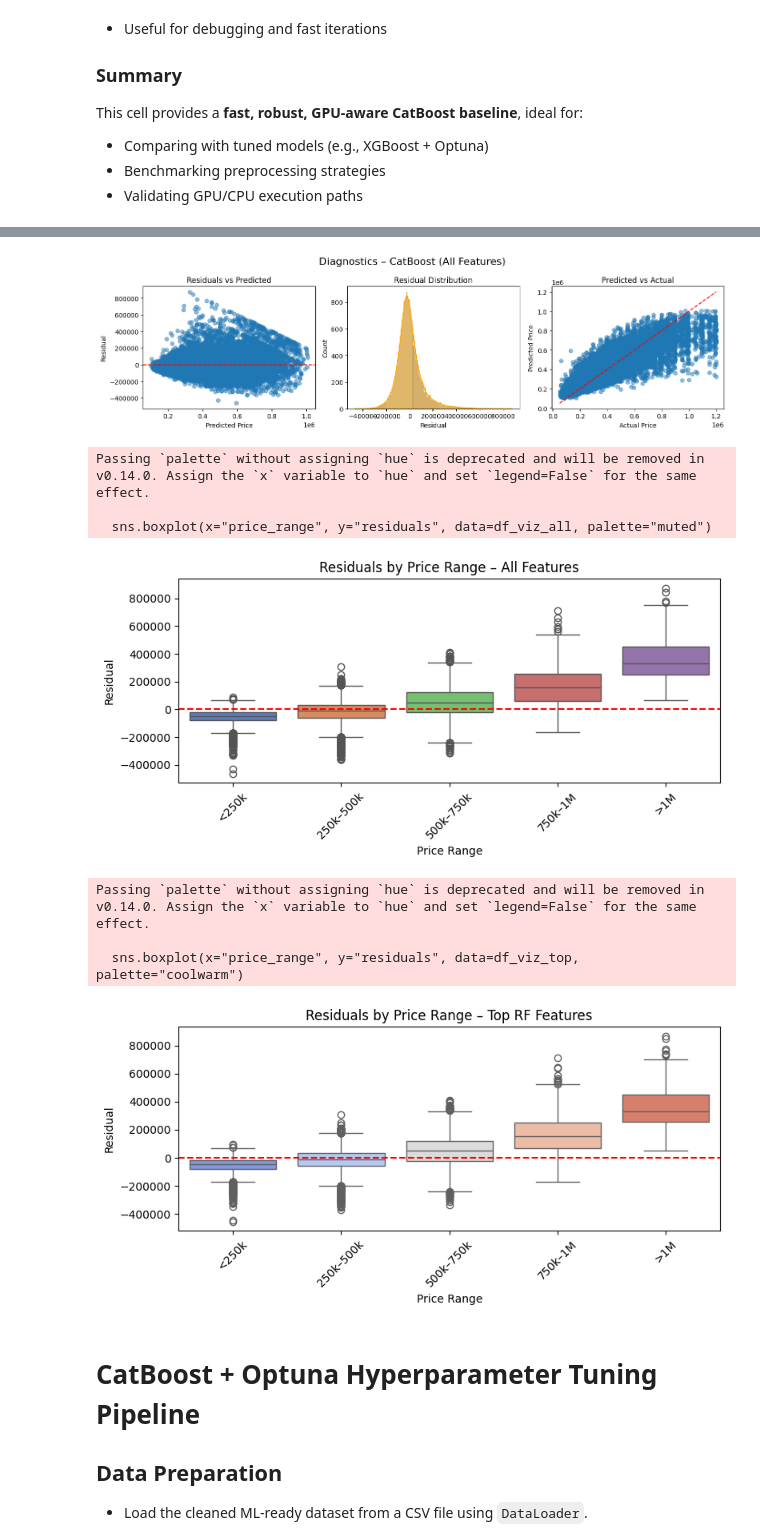
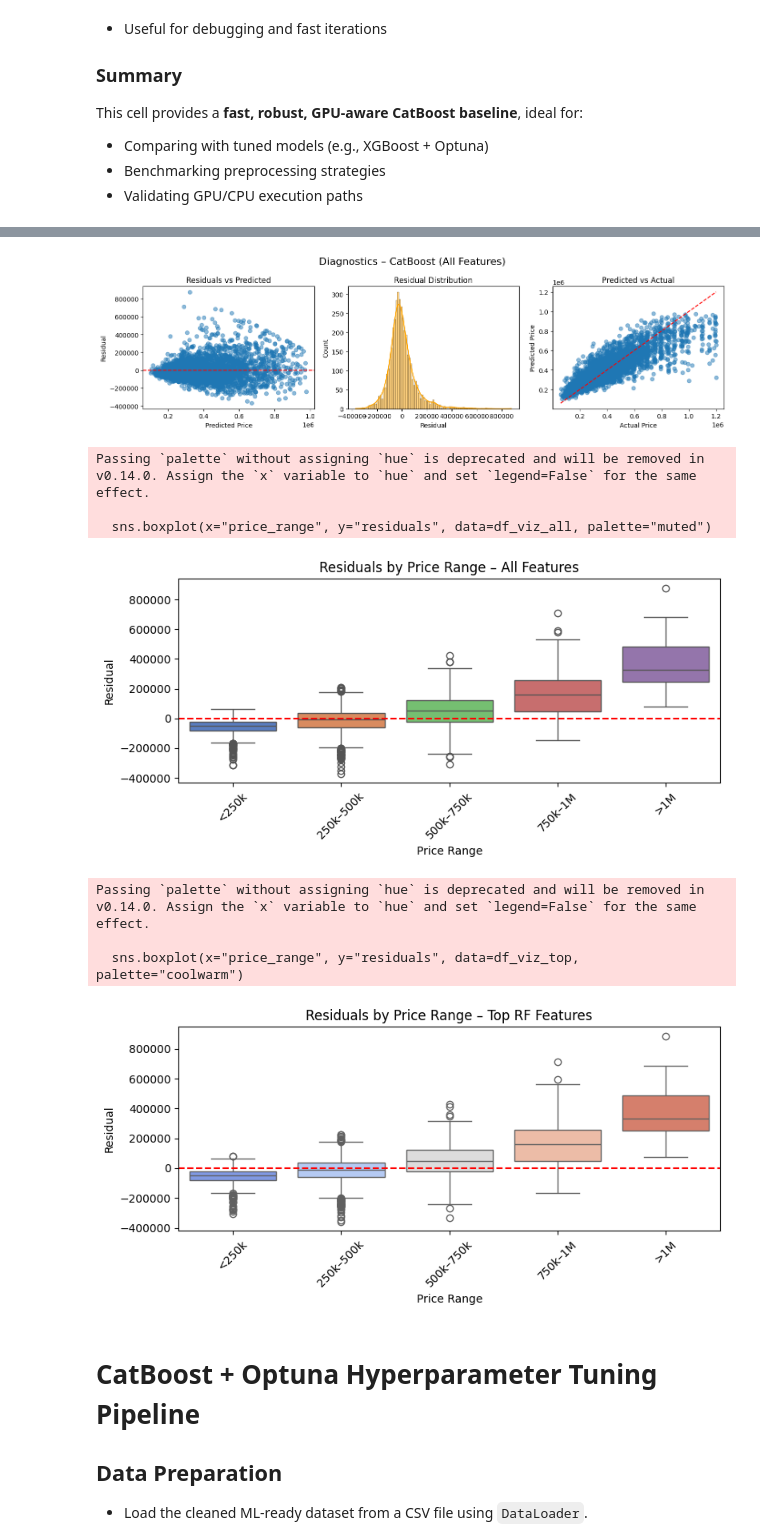
Before and after one commit to meganmarchale/real-estate-price-predictor, a Jupyter notebook: notebooks/pipeline/060_tune_catboost.ipynb, the cells around one changed output, grey strips where cells are left out. Cells and saved outputs as stored; diff of their text form; code cells hidden in the pictures.

```diff
--- a/notebooks/pipeline/060_tune_catboost.ipynb
+++ b/notebooks/pipeline/060_tune_catboost.ipynb
@@ -113,6 +113,15 @@ rf_model.fit(X_reduced, y)
 top_features = pd.Series(rf_model.feature_importances_, index=X_reduced.columns).nlargest(30).index.tolist()
 X_top = X_reduced[top_features]
 
+# === AJOUT : split train/test pour avoir X_train_all et X_train_top ===
+X_train_all, X_test_all, y_train_all, y_test_all = train_test_split(
+    X_reduced, y, test_size=0.2, random_state=42
+)
+X_train_top, X_test_top, y_train_top, y_test_top = train_test_split(
+    X_top, y, test_size=0.2, random_state=42
+)
+# ===============================================================
+
 # Step 4: Define baseline CatBoost parameters
 default_params = {
     "iterations": 500 if not TEST_MODE else 50,
@@ -136,19 +145,19 @@ def train_with_fallback(X_train, y_train, model_name):
     return model
 
 # Train and predict using all features
-model_all = train_with_fallback(X_reduced, y, "CatBoost (All Features)")
-y_pred_all = model_all.predict(X_reduced)
+model_all = train_with_fallback(X_train_all, y_train_all, "CatBoost (All Features)")
+y_pred_all = model_all.predict(X_test_all)
 
 # Train and predict using top features
-model_top = train_with_fallback(X_top, y, "CatBoost (Top RF Features)")
-y_pred_top = model_top.predict(X_top)
+model_top = train_with_fallback(X_train_top, y_train_top, "CatBoost (Top RF Features)")
+y_pred_top = model_top.predict(X_test_top)
 
 # Step 6: Evaluate
 evaluator_all = ModelEvaluator("CatBoost (All Features)")
-mae_all, rmse_all, r2_all = evaluator_all.evaluate(y, y_pred_all)
+mae_all, rmse_all, r2_all = evaluator_all.evaluate(y_test_all, y_pred_all)
 
 evaluator_top = ModelEvaluator("CatBoost (Top RF Features)")
-mae_top, rmse_top, r2_top = evaluator_top.evaluate(y, y_pred_top)
+mae_top, rmse_top, r2_top = evaluator_top.evaluate(y_test_top, y_pred_top)
 
 # Step 7: Log using TrainTestMetricsLogger
 logger = TrainTestMetricsLogger()
@@ -162,7 +171,8 @@ logger.log(
     mae_test=mae_all,
     rmse_test=rmse_all,
     r2_test=r2_all,
-    data_file=ML_READY_DATA_FILE
+    data_file=ML_READY_DATA_FILE,
+    n_features=X_train_all.shape[1]
 )
 
 logger.log(
@@ -174,7 +184,8 @@ logger.log(
     mae_test=mae_top,
     rmse_test=rmse_top,
     r2_test=r2_top,
-    data_file=ML_READY_DATA_FILE
+    data_file=ML_READY_DATA_FILE,
+    n_features=X_train_top.shape[1]
 )
 
 # Show summary table
@@ -216,22 +221,24 @@ import seaborn as sns
 from utils.constants import PRICE_BINS, PRICE_BIN_LABELS
 
 # === Prepare residuals and diagnostic DataFrames ===
-residuals_all = y - y_pred_all
-residuals_top = y - y_pred_top
+# Après train/test split et entraînement
+residuals_all = y_test_all - y_pred_all
+residuals_top = y_test_top - y_pred_top
 
 df_viz_all = pd.DataFrame({
-    "y_true": y,
+    "y_true": y_test_all,
     "y_pred": y_pred_all,
     "residuals": residuals_all
 })
 df_viz_all["price_range"] = pd.cut(df_viz_all["y_true"], bins=PRICE_BINS, labels=PRICE_BIN_LABELS)
 
 df_viz_top = pd.DataFrame({
-    "y_true": y,
+    "y_true": y_test_top,
     "y_pred": y_pred_top,
     "residuals": residuals_top
 })
 df_viz_top["price_range"] = pd.cut(df_viz_top["y_true"], bins=PRICE_BINS, labels=PRICE_BIN_LABELS)
+
 
 # === Plot 1–3: Standard diagnostics for "All Features" model ===
 plt.figure(figsize=(14, 4))
@@ -261,42 +268,42 @@ plt.plot(
 )
 plt.xlabel("Actual Price")
 plt.ylabel("Predicted Price")
 plt.title("Predicted vs Actual")
 
 plt.tight_layout()
 plt.show()
 
 # === Boxplot: Residuals by price range (All Features) ===
 plt.figure(figsize=(8, 4))
 sns.boxplot(x="price_range", y="residuals", data=df_viz_all, palette="muted")
 plt.axhline(0, color='red', linestyle='--')
 plt.xlabel("Price Range")
 plt.ylabel("Residual")
 plt.title("Residuals by Price Range – All Features")
 plt.xticks(rotation=45)
 plt.tight_layout()
 plt.show()
 
 # === Boxplot: Residuals by price range (Top RF Features) ===
 plt.figure(figsize=(8, 4))
 sns.boxplot(x="price_range", y="residuals", data=df_viz_top, palette="coolwarm")
 plt.axhline(0, color='red', linestyle='--')
 plt.xlabel("Price Range")
 plt.ylabel("Residual")
 plt.title("Residuals by Price Range – Top RF Features")
 plt.xticks(rotation=45)
 plt.tight_layout()
 plt.show()
 # %% [output]
-[figure, old version]
+[figure, new version]
 Passing `palette` without assigning `hue` is deprecated and will be removed in v0.14.0. Assign the `x` variable to `hue` and set `legend=False` for the same effect.
 
   sns.boxplot(x="price_range", y="residuals", data=df_viz_all, palette="muted")
-[figure, old version]
+[figure, new version]
 Passing `palette` without assigning `hue` is deprecated and will be removed in v0.14.0. Assign the `x` variable to `hue` and set `legend=False` for the same effect.
 
   sns.boxplot(x="price_range", y="residuals", data=df_viz_top, palette="coolwarm")
-[figure, old version]
+[figure, new version]
 # %% [markdown]
 # CatBoost + Optuna Hyperparameter Tuning Pipeline
 
```
Also changed, not shown: parts of 5 cells of this notebook, 14 other files.
